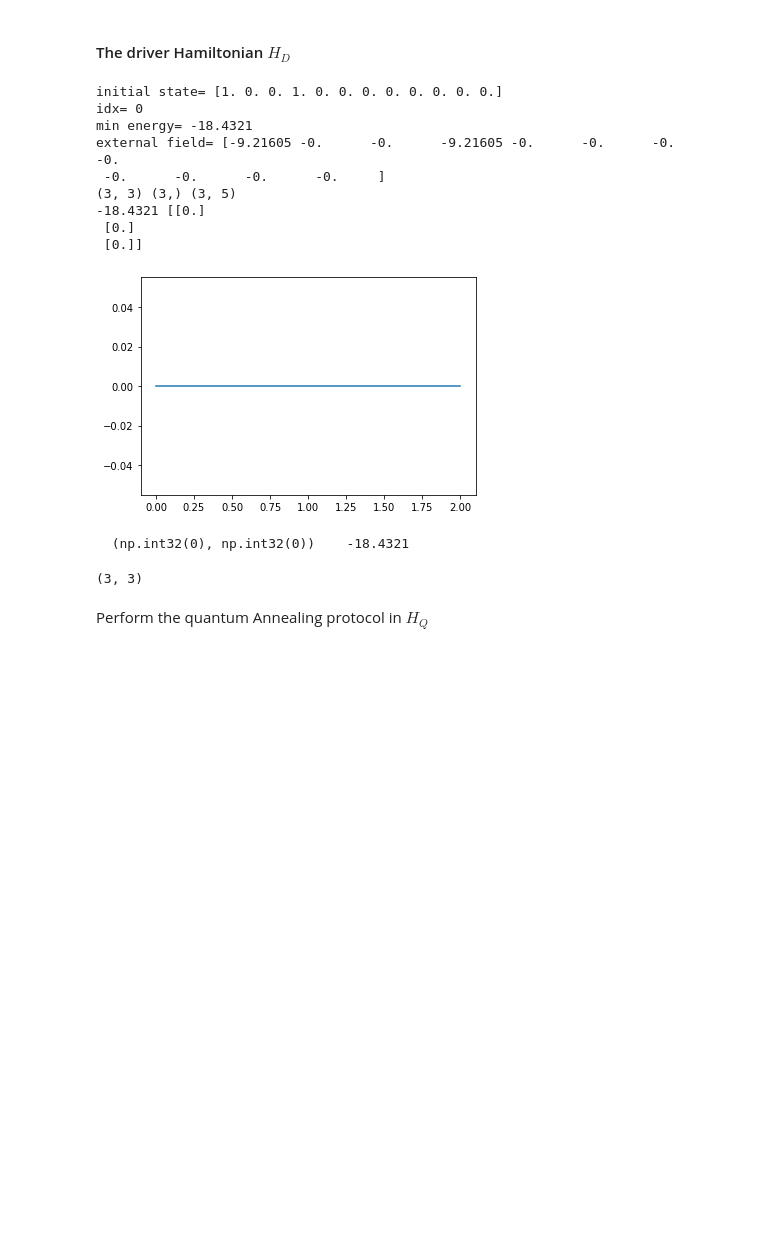
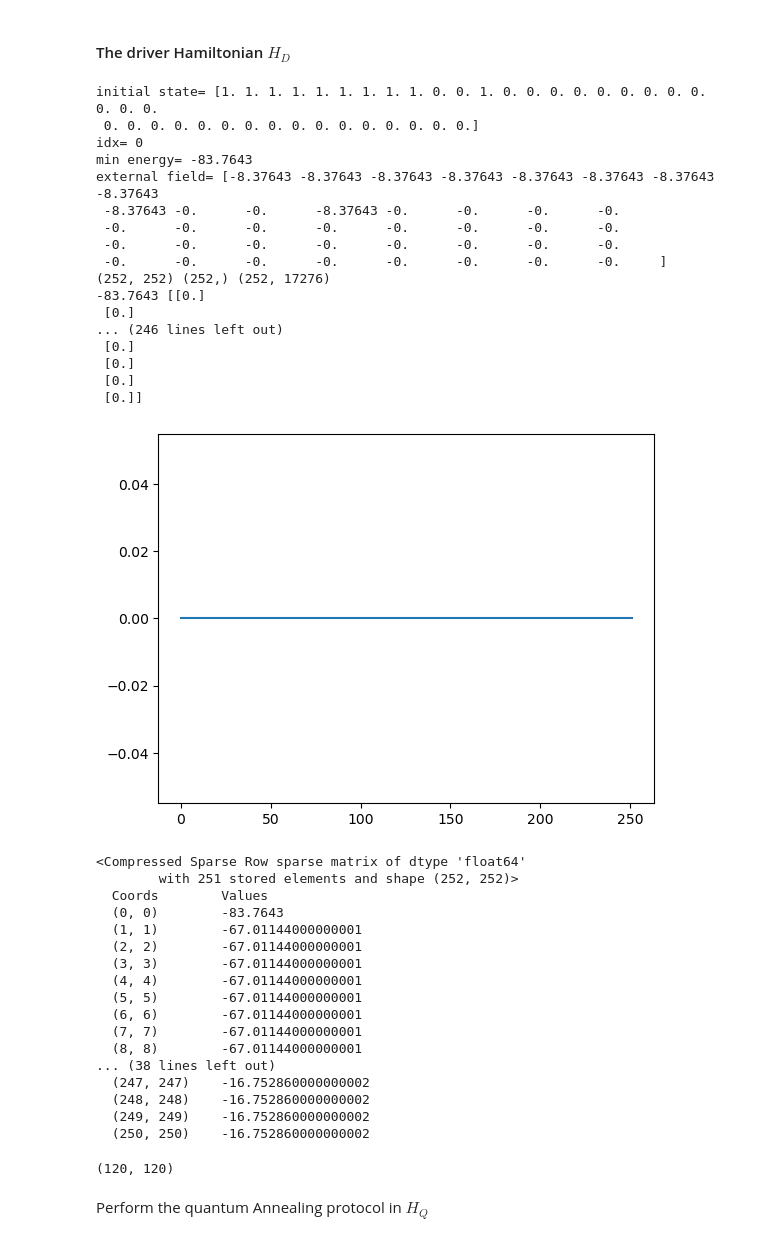
Before and after one commit to emacosta95/2nd_qa4nsm, a Jupyter notebook: AnalysisQHQ.ipynb, the cells around one changed output. Drawn from its saved outputs; the diff is of its cells as text; code cells hidden in the pictures; blank space fills up the shorter version.

```diff
--- a/AnalysisQHQ.ipynb
+++ b/AnalysisQHQ.ipynb
@@ -17,26 +17,25 @@ from tqdm import trange
 import matplotlib.pyplot as plt
 from src.utils_quasiparticle_approximation import QuasiParticlesConverterOnlynnpp,HardcoreBosonsBasis
 from scipy.sparse import lil_matrix
-from cupyx.scipy.sparse import csr_matrix as cp_csr_matrix
-from cupyx.scipy.sparse.linalg import eigsh as eigsh_cp
 
-file_name='data/cki'
+file_name='data/gxpf1a'
 
 SPS=SingleParticleState(file_name=file_name)
 
 
 
-nparts=[(2,0)]
+nparts=[(10,0)]
 titles=[r'$^{18}$O']
 
-
+nparticles_a=nparts[0][0]
+nparticles_b=nparts[0][1]
 
 size_a=SPS.energies.shape[0]//2
 size_b=SPS.energies.shape[0]//2
 
 title=r'$^{18}$O'
 # %%
-binding_energy=-20
+binding_energy=0
 # Compute the J^2 value
 #J2Class=J2operator(size_a=size_a,size_b=size_b,nparticles_a=nparticles_a,nparticles_b=nparticles_b,single_particle_states=SPS.state_encoding,j_square_filename=file_name+'_j2',symmetries=[SPS.total_M_zero])
 from scipy.sparse import identity
@@ -56,7 +55,7 @@ for idx,npart in enumerate(nparts):
 
         NSMHamiltonian.get_twobody_interaction(twobody_dict=twobody_matrix)
     else:
-        NSMHamiltonian.twobody_operator=scipy.sparse.load_npz(f'data/nuclear_twobody_matrix/usdb_{nparticles_a}_{nparticles_b}.npz')
+        NSMHamiltonian.twobody_operator=scipy.sparse.load_npz(f'data/nuclear_twobody_matrix/gxpf1a_{nparticles_a}_{nparticles_b}.npz')
     NSMHamiltonian.get_hamiltonian()
 
 
@@ -205,7 +208,7 @@ for es in energy_shift:
 
     time_step=100
     tf=10
-    n_levels=3
+    n_levels=2
     dt=tf/time_step
     energy=np.zeros(time_step)
     time=np.linspace(0,tf,time_step)
@@ -284,8 +292,8 @@ AttributeError: 'list' object has no attribute 'shape'
 #### Initial Hamiltonian
 min_b=np.zeros(size_a+size_b)
 
-if file_name=='data/cki':
-    order_of_filling=np.asarray([0,3,1,2,4,5])
+if file_name=='data/gxpf1a':
+    order_of_filling=np.asarray([0,7,1,6,2,5,3,4,8,11,9,10])
     order_of_filling_protons=order_of_filling+size_a
 else:
     order_of_filling=np.asarray([0,5,1,4,2,3,6,7,8,11,9,10])
@@ -307,45 +315,69 @@ psi_configuration=np.zeros(NSMHamiltonian.hamiltonian.shape[0])
 psi_configuration[idx]=1
 min=psi_configuration.transpose().dot(shifted_hamiltonian.dot(psi_configuration))
 external_field=np.zeros(size_a+size_b)
 external_field=-1*(np.abs(min)/(nparticles_a+nparticles_b))*min_b
 print('min energy=',min)
 InitialHamiltonian.get_external_potential(external_field)
 InitialHamiltonian.get_hamiltonian()
 
 print('external field=',external_field)
 
 e0,psis=InitialHamiltonian.get_spectrum(n_states=1)
 psi_configuration=psis[:,0]
 
 initialhamiltonianQQ=QPC.particles2quasiparticles @ InitialHamiltonian.hamiltonian @ QPC.particles2quasiparticles.T
 
 values,psis=np.linalg.eigh(initialhamiltonianQQ.todense())
 print(psis.shape,values.shape,QPC.particles2quasiparticles.shape)
 
 psi_configuration_qq=psis[:,0].copy()
 
 
 print(values[0],((psis[:,0]-psi_configuration_qq)))
 plt.plot(psis[:,0]-psi_configuration_qq)
 plt.show()
 
 print(initialhamiltonianQQ)
 # %% [output]
-initial state= [1. 0. 0. 1. 0. 0. 0. 0. 0. 0. 0. 0.]
+initial state= [1. 1. 1. 1. 1. 1. 1. 1. 1. 0. 0. 1. 0. 0. 0. 0. 0. 0. 0. 0. 0. 0. 0. 0.
+ 0. 0. 0. 0. 0. 0. 0. 0. 0. 0. 0. 0. 0. 0. 0. 0.]
 idx= 0
-min energy= -18.4321
-external field= [-9.21605 -0.      -0.      -9.21605 -0.      -0.      -0.      -0.
- -0.      -0.      -0.      -0.     ]
-(3, 3) (3,) (3, 5)
--18.4321 [[0.]
+min energy= -83.7643
+external field= [-8.37643 -8.37643 -8.37643 -8.37643 -8.37643 -8.37643 -8.37643 -8.37643
+ -8.37643 -0.      -0.      -8.37643 -0.      -0.      -0.      -0.
+ -0.      -0.      -0.      -0.      -0.      -0.      -0.      -0.
+ -0.      -0.      -0.      -0.      -0.      -0.      -0.      -0.
+ -0.      -0.      -0.      -0.      -0.      -0.      -0.      -0.     ]
+(252, 252) (252,) (252, 17276)
+-83.7643 [[0.]
+ [0.]
+... (246 lines left out)
+ [0.]
+ [0.]
  [0.]
  [0.]]
-[figure, old version]
+[figure, new version]
-  (np.int32(0), np.int32(0))    -18.4321
+<Compressed Sparse Row sparse matrix of dtype 'float64'
+        with 251 stored elements and shape (252, 252)>
+  Coords        Values
+  (0, 0)        -83.7643
+  (1, 1)        -67.01144000000001
+  (2, 2)        -67.01144000000001
+  (3, 3)        -67.01144000000001
+  (4, 4)        -67.01144000000001
+  (5, 5)        -67.01144000000001
+  (6, 6)        -67.01144000000001
+  (7, 7)        -67.01144000000001
+  (8, 8)        -67.01144000000001
+... (38 lines left out)
+  (247, 247)    -16.752860000000002
+  (248, 248)    -16.752860000000002
+  (249, 249)    -16.752860000000002
+  (250, 250)    -16.752860000000002
 # %%
 print(hamiltonian_qq.shape)
 # %% [output]
-(3, 3)
+(120, 120)
 # %% [markdown]
 Perform the quantum Annealing protocol in $H_Q$
 # %%
```
Also changed, not shown: parts of 12 cells of this notebook, 7 other files.
